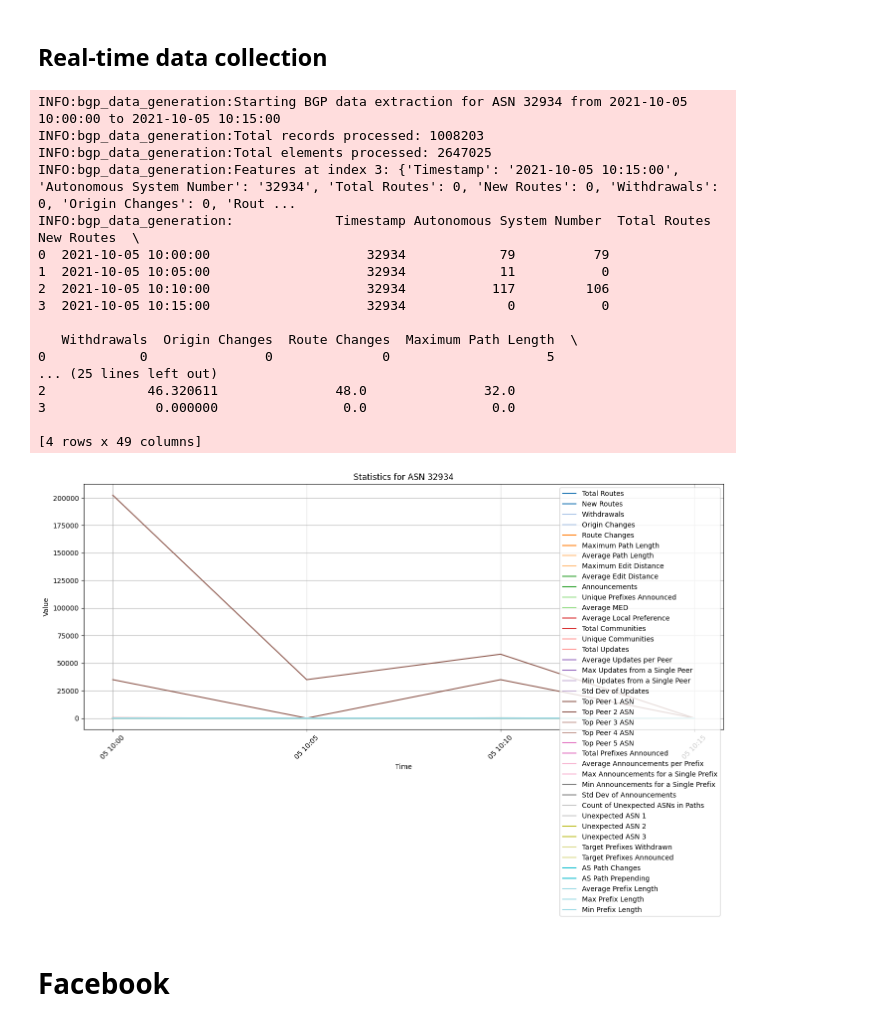
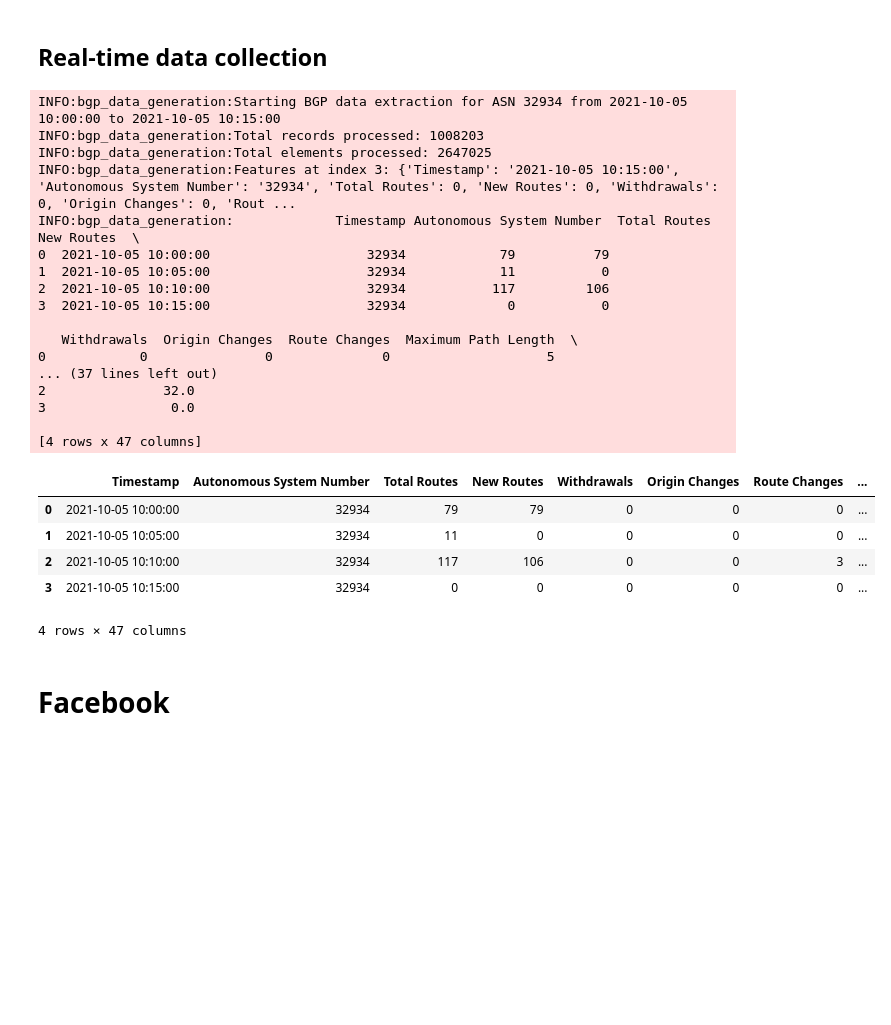
Before and after one commit to hyonbokan/BGP_data_analysis, a Jupyter notebook: bgp_data_analysis_feature_extraction.ipynb, the cells around one changed output. Cells and saved outputs as stored; diff of their text form; code cells hidden in the pictures; blank space fills up the shorter version.

```diff
--- a/bgp_data_analysis_feature_extraction.ipynb
+++ b/bgp_data_analysis_feature_extraction.ipynb
@@ -16,41 +16,47 @@ facebook_prefixes = set([
     "129.134.30.0/24",
     "129.134.30.0/23"
 ])
 
 target_asn = "32934"
 from_time = "2021-10-05 10:00:00"
 until_time = "2021-10-05 10:15:00"
 output_file = f'facebook_{target_asn}_anomaly_1004_allday.csv'
 
 df_features = extract_bgp_data(
     from_time=from_time,
     until_time=until_time,
     target_asn=target_asn,
     target_prefixes=facebook_prefixes,
     output_file=output_file
 )
-df_features['Timestamp'] = pd.to_datetime(df_features['Timestamp'])
-numeric_cols = df_features.select_dtypes(include=['number']).columns
-plot_statistics(df_features, target_asn)
+# df_features['Timestamp'] = pd.to_datetime(df_features['Timestamp'])
+# numeric_cols = df_features.select_dtypes(include=['number']).columns
+# plot_statistics(df_features, target_asn)
+df_features
 # %% [output]
 INFO:bgp_data_generation:Starting BGP data extraction for ASN 32934 from 2021-10-05 10:00:00 to 2021-10-05 10:15:00
 INFO:bgp_data_generation:Total records processed: 1008203
 INFO:bgp_data_generation:Total elements processed: 2647025
 INFO:bgp_data_generation:Features at index 3: {'Timestamp': '2021-10-05 10:15:00', 'Autonomous System Number': '32934', 'Total Routes': 0, 'New Routes': 0, 'Withdrawals': 0, 'Origin Changes': 0, 'Rout ...
 INFO:bgp_data_generation:             Timestamp Autonomous System Number  Total Routes  New Routes  \
 0  2021-10-05 10:00:00                    32934            79          79
 1  2021-10-05 10:05:00                    32934            11           0
 2  2021-10-05 10:10:00                    32934           117         106
 3  2021-10-05 10:15:00                    32934             0           0
 
    Withdrawals  Origin Changes  Route Changes  Maximum Path Length  \
 0            0               0              0                    5
-... (25 lines left out)
-2             46.320611               48.0               32.0
-3              0.000000                0.0                0.0
+... (37 lines left out)
+2               32.0
+3                0.0
 
-[4 rows x 49 columns]
+[4 rows x 47 columns]
-[figure, removed]
+|  | Timestamp | Autonomous System Number | Total Routes | New Routes | Withdrawals | Origin Changes | Route Changes | ... |
+| 0 | 2021-10-05 10:00:00 | 32934 | 79 | 79 | 0 | 0 | 0 | ... |
+| 1 | 2021-10-05 10:05:00 | 32934 | 11 | 0 | 0 | 0 | 0 | ... |
+| 2 | 2021-10-05 10:10:00 | 32934 | 117 | 106 | 0 | 0 | 3 | ... |
+| 3 | 2021-10-05 10:15:00 | 32934 | 0 | 0 | 0 | 0 | 0 | ... |
+4 rows × 47 columns
 # %% [markdown]
 # Facebook
 # %%
```
Also changed, not shown: 2 other files.
